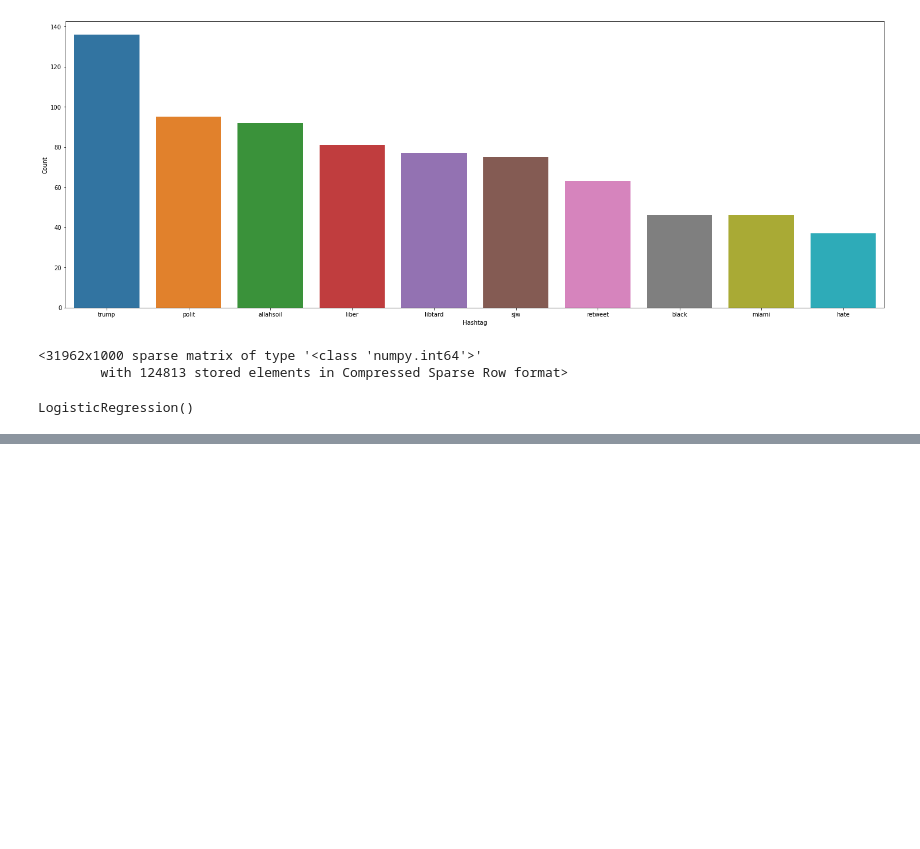
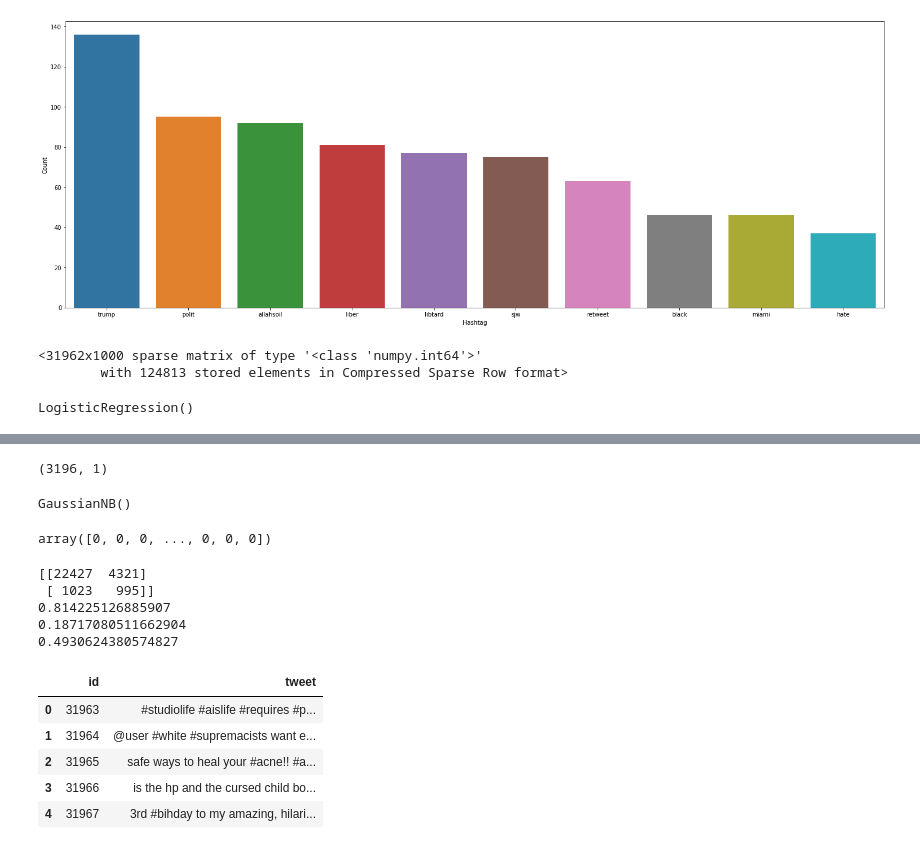
Before and after one commit to decipher07/Twitter-Sentimental-Analysis, a Jupyter notebook: Twitter Sentimental Analysis.ipynb, the cells around one changed output, grey strips where cells are left out. Saved outputs shown, nothing was run; the diff lists cells and outputs as text; code cells hidden in the pictures; blank space fills up the shorter version.

```diff
--- a/Twitter Sentimental Analysis.ipynb
+++ b/Twitter Sentimental Analysis.ipynb
@@ -262,0 +283,41 @@ accuracy_score(y_test, pred)
+# %%
+from sklearn.preprocessing import LabelBinarizer
+lb=LabelBinarizer()
+sentiment_data=lb.fit_transform(y_train)
+print(sentiment_data.shape)
+# %% [output]
+(3196, 1)
+# %%
+from sklearn.naive_bayes import GaussianNB
+classifier = GaussianNB()
+classifier.fit(x_train.todense(), y_train)
+# %% [output]
+GaussianNB()
+# %%
+y_pred = classifier.predict(x_test.todense())
+y_pred
+# %% [output]
+array([0, 0, 0, ..., 0, 0, 0])
+# %%
+from sklearn.metrics import confusion_matrix, accuracy_score, precision_score, recall_score
+cm = confusion_matrix(y_test, y_pred)
+print(cm)
+print(accuracy_score(y_test, y_pred))
+print(precision_score(y_test, y_pred))
+print(recall_score(y_test, y_pred))
+# %% [output]
+[[22427  4321]
+ [ 1023   995]]
+0.814225126885907
+0.18717080511662904
+0.4930624380574827
+# %%
+dd = pd.read_csv("test_tweets_anuFYb8.csv")
+dd.head()
+# %% [output]
+|  | id | tweet |
+| 0 | 31963 | #studiolife #aislife #requires #p... |
+| 1 | 31964 | @user #white #supremacists want e... |
+| 2 | 31965 | safe ways to heal your #acne!! #a... |
+| 3 | 31966 | is the hp and the cursed child bo... |
+| 4 | 31967 | 3rd #bihday to my amazing, hilari... |
```
Also changed, not shown: parts of 8 cells of this notebook.
